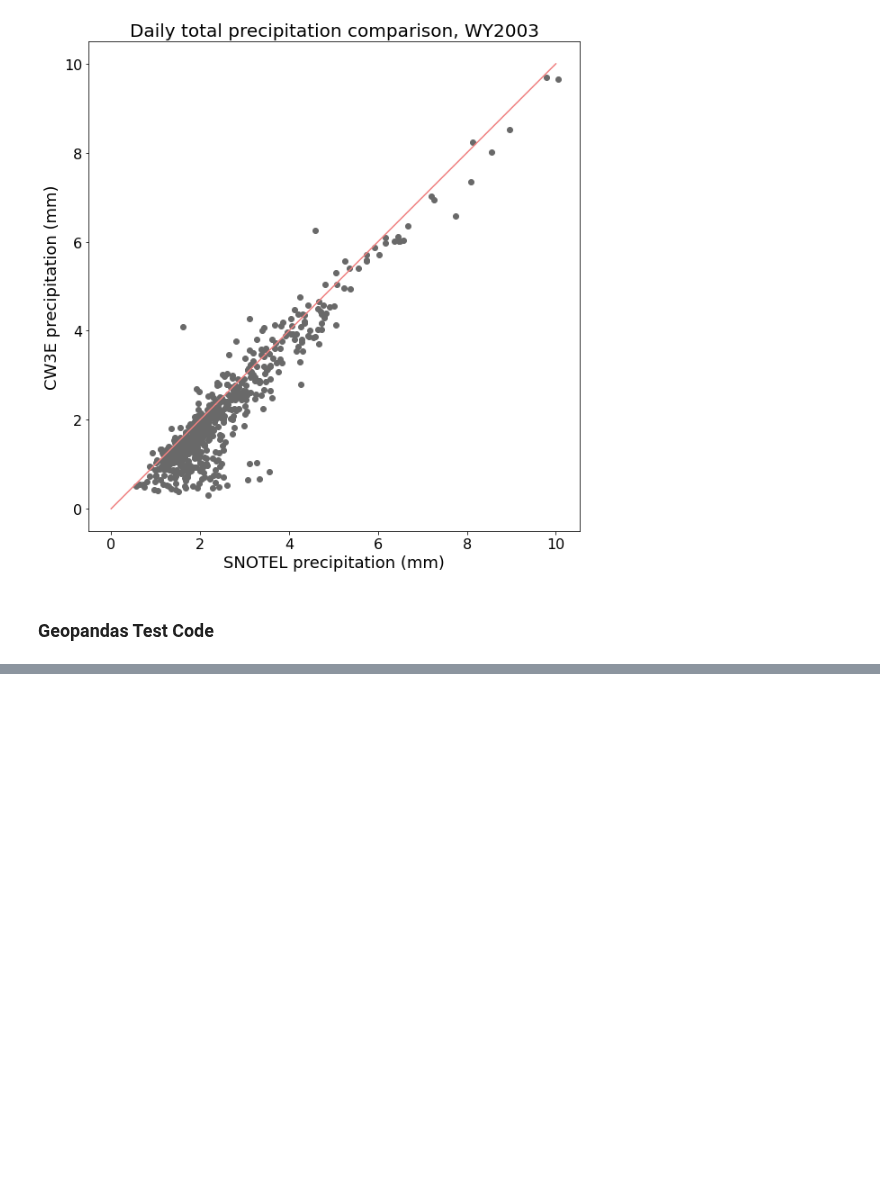
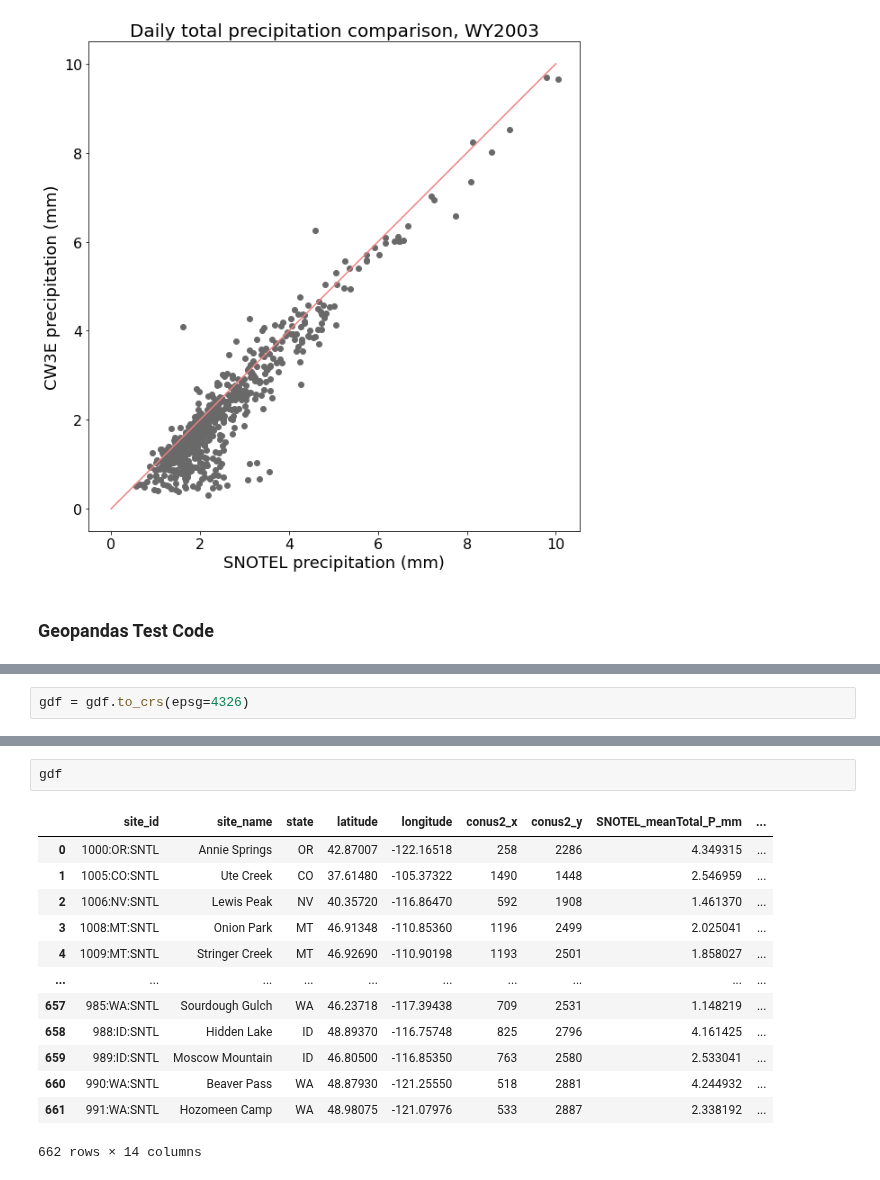
Before and after one commit to danielletijerina/PFCONUS2-analysis, a Jupyter notebook: scripts/Validation/SNOTEL/precip_temp/compare_SNOTEL_precip.ipynb, the cells around one changed output, grey strips where cells are left out. Cells and saved outputs as stored; diff of their text form; blank space fills up the shorter version.

```diff
--- a/scripts/Validation/SNOTEL/precip_temp/compare_SNOTEL_precip.ipynb
+++ b/scripts/Validation/SNOTEL/precip_temp/compare_SNOTEL_precip.ipynb
@@ -476,0 +495,2 @@ gdf = gpd.GeoDataFrame(df, geometry=geometry)
+# %%
+gdf = gdf.to_crs(epsg=4326)
@@ -489,0 +550,16 @@ ModuleNotFoundError: No module named 'mpl_toolkits.basemap'
+# %%
+gdf
+# %% [output]
+|  | site_id | site_name | state | latitude | longitude | conus2_x | conus2_y | SNOTEL_meanTotal_P_mm | ... |
+| 0 | 1000:OR:SNTL | Annie Springs | OR | 42.87007 | -122.16518 | 258 | 2286 | 4.349315 | ... |
+| 1 | 1005:CO:SNTL | Ute Creek | CO | 37.61480 | -105.37322 | 1490 | 1448 | 2.546959 | ... |
+| 2 | 1006:NV:SNTL | Lewis Peak | NV | 40.35720 | -116.86470 | 592 | 1908 | 1.461370 | ... |
+| 3 | 1008:MT:SNTL | Onion Park | MT | 46.91348 | -110.85360 | 1196 | 2499 | 2.025041 | ... |
+| 4 | 1009:MT:SNTL | Stringer Creek | MT | 46.92690 | -110.90198 | 1193 | 2501 | 1.858027 | ... |
+| ... | ... | ... | ... | ... | ... | ... | ... | ... | ... |
+| 657 | 985:WA:SNTL | Sourdough Gulch | WA | 46.23718 | -117.39438 | 709 | 2531 | 1.148219 | ... |
+| 658 | 988:ID:SNTL | Hidden Lake | ID | 48.89370 | -116.75748 | 825 | 2796 | 4.161425 | ... |
+| 659 | 989:ID:SNTL | Moscow Mountain | ID | 46.80500 | -116.85350 | 763 | 2580 | 2.533041 | ... |
+| 660 | 990:WA:SNTL | Beaver Pass | WA | 48.87930 | -121.25550 | 518 | 2881 | 4.244932 | ... |
+| 661 | 991:WA:SNTL | Hozomeen Camp | WA | 48.98075 | -121.07976 | 533 | 2887 | 2.338192 | ... |
+662 rows × 14 columns
```
Also changed, not shown: parts of 13 cells of this notebook, 1 other file.
